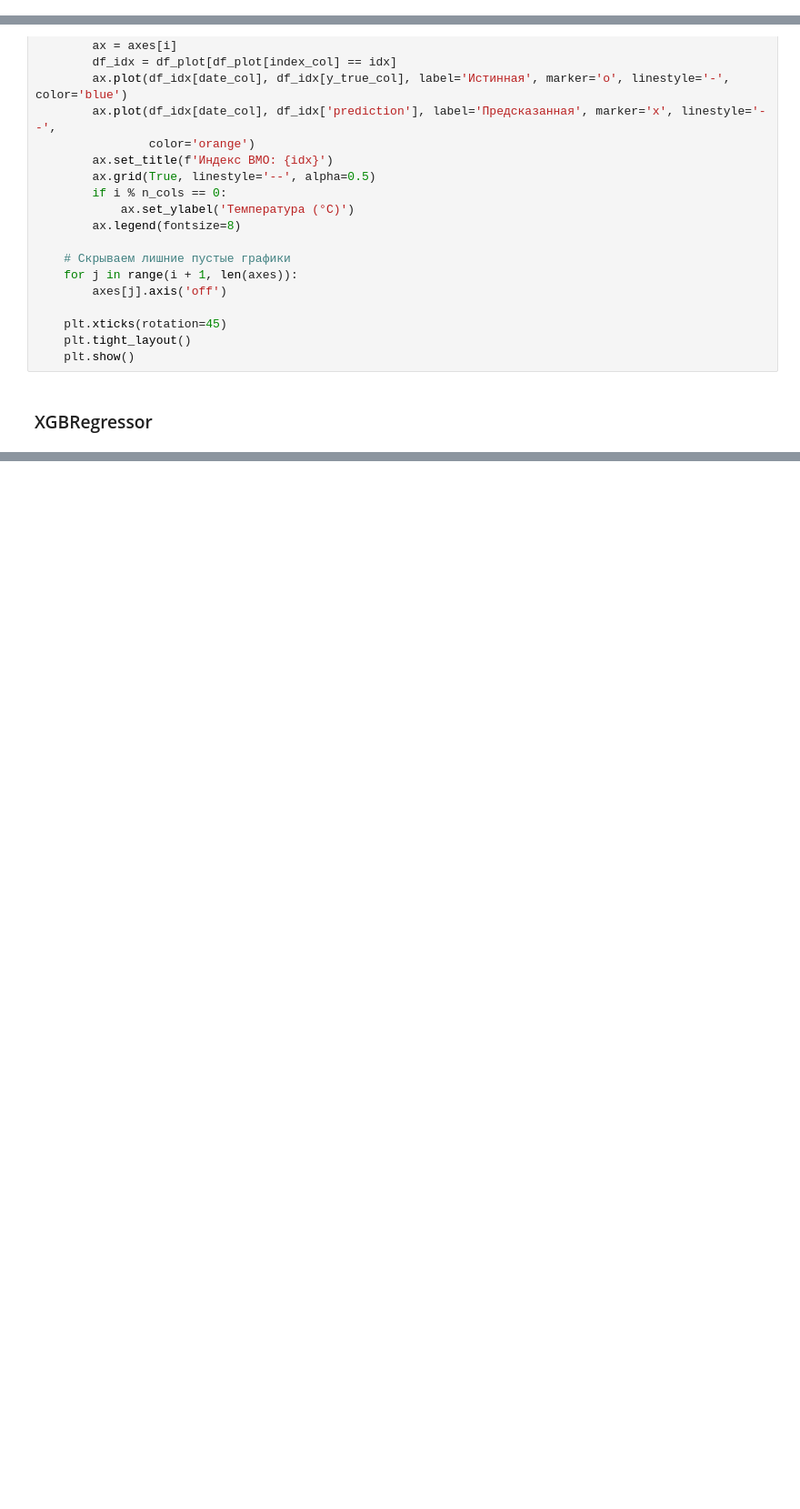
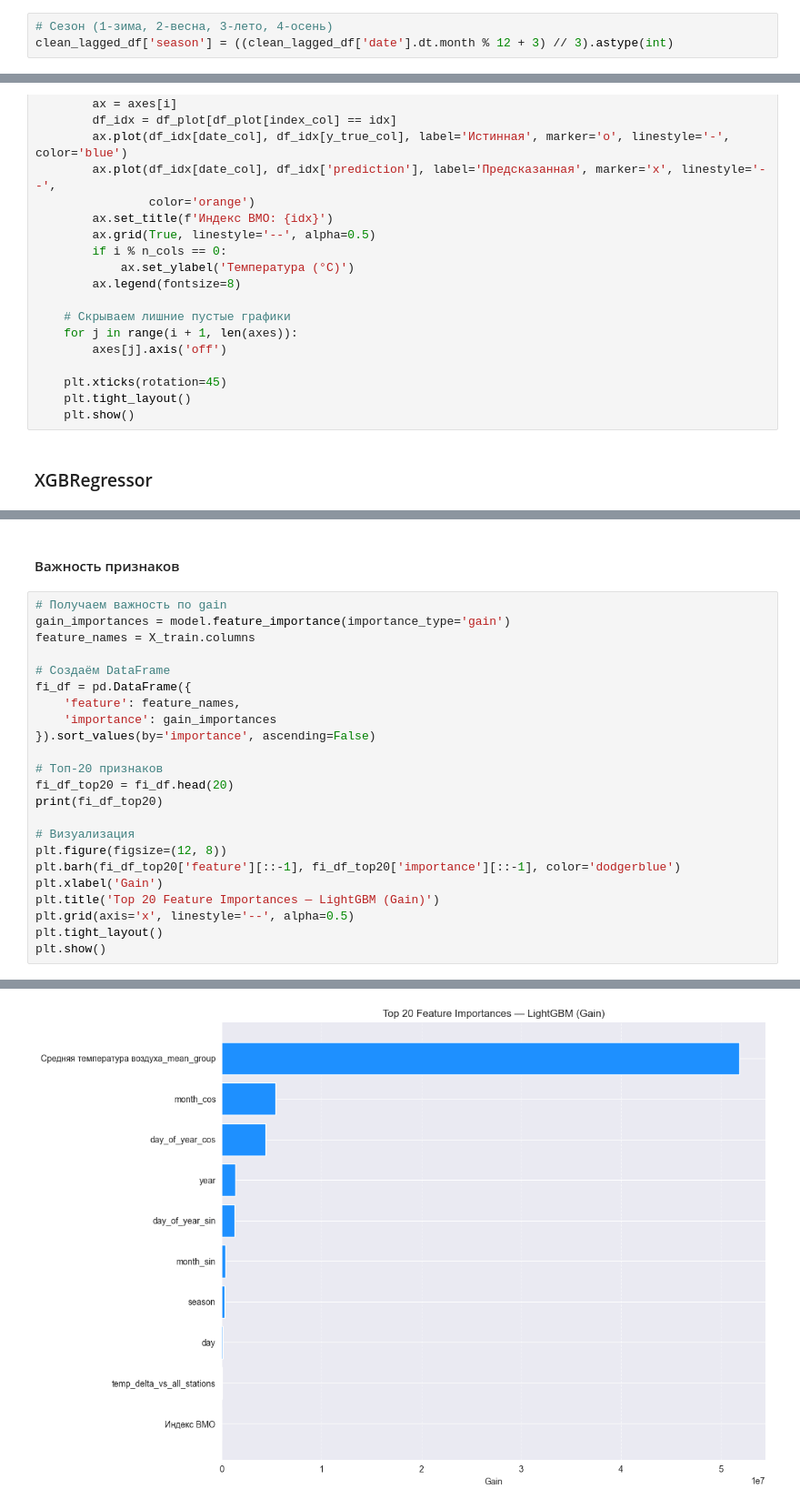
Before and after one commit to Mostov2005/Data-Science-Projects, a Jupyter notebook: Kyrsach/kyrsach.ipynb, the cells around one changed output, grey strips where cells are left out. Shown at 91% size. Saved outputs shown, nothing was run; the diff lists cells and outputs as text; blank space fills up the shorter version.

```diff
--- a/Kyrsach/kyrsach.ipynb
+++ b/Kyrsach/kyrsach.ipynb
@@ -342,0 +378,3 @@ memory usage: 43.5 MB
+# %%
+# Сезон (1-зима, 2-весна, 3-лето, 4-осень)
+clean_lagged_df['season'] = ((clean_lagged_df['date'].dt.month % 12 + 3) // 3).astype(int)
@@ -876,0 +1180,26 @@ ValueError: Input contains NaN.
+# %% [markdown]
+#### Важность признаков
+# %%
+# Получаем важность по gain
+gain_importances = model.feature_importance(importance_type='gain')
+feature_names = X_train.columns
+
+# Создаём DataFrame
+fi_df = pd.DataFrame({
+    'feature': feature_names,
+    'importance': gain_importances
+}).sort_values(by='importance', ascending=False)
+
+# Топ-20 признаков
+fi_df_top20 = fi_df.head(20)
+print(fi_df_top20)
+
+# Визуализация
+plt.figure(figsize=(12, 8))
+plt.barh(fi_df_top20['feature'][::-1], fi_df_top20['importance'][::-1], color='dodgerblue')
+plt.xlabel('Gain')
+plt.title('Top 20 Feature Importances — LightGBM (Gain)')
+plt.grid(axis='x', linestyle='--', alpha=0.5)
+plt.tight_layout()
+plt.show()
+# %% [output]
@@ -876,0 +1217 @@ ValueError: Input contains NaN.
+[figure, added]
```
Also changed, not shown: parts of 116 cells of this notebook, 4 other files.
